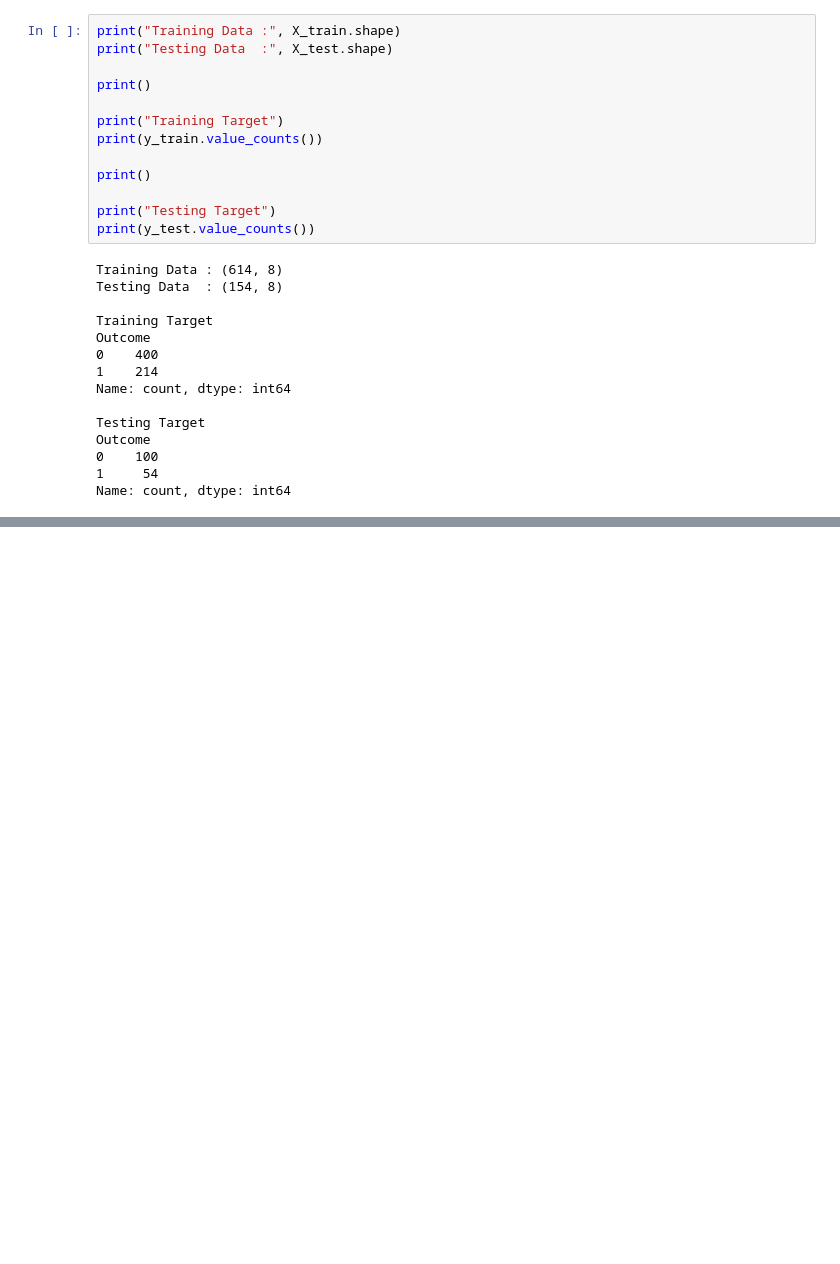
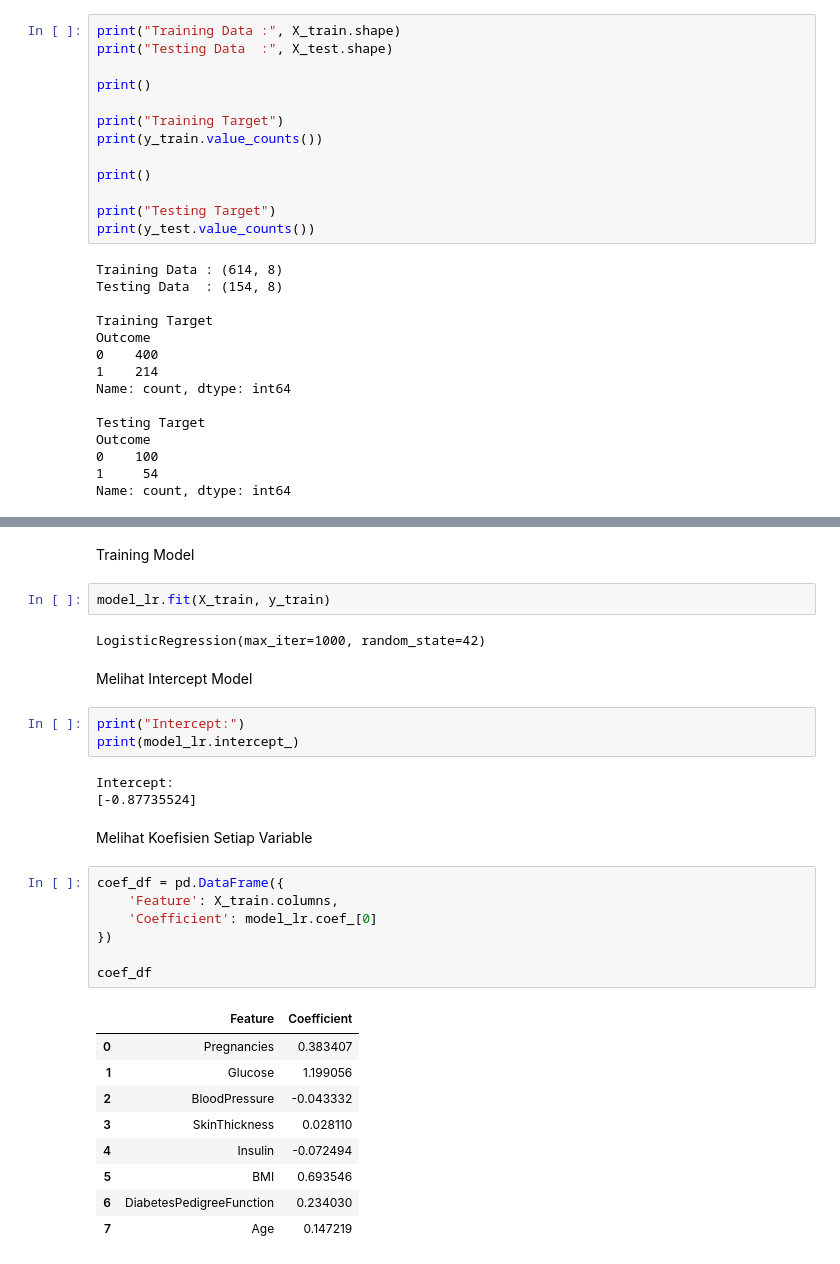
Before and after one commit to pinzii-maz/Prediksi-Risiko-Diabetes, a Jupyter notebook: Belajar Logistik Regresi.ipynb, the cells around one changed output, grey strips where cells are left out. Saved outputs shown, nothing was run; the diff lists cells and outputs as text; blank space fills up the shorter version.

```diff
--- a/Belajar Logistik Regresi.ipynb
+++ b/Belajar Logistik Regresi.ipynb
@@ -549,0 +565,33 @@ Name: count, dtype: int64
+# %% [markdown]
+Training Model
+# %%
+model_lr.fit(X_train, y_train)
+# %% [output]
+LogisticRegression(max_iter=1000, random_state=42)
+# %% [markdown]
+Melihat Intercept Model
+# %%
+print("Intercept:")
+print(model_lr.intercept_)
+# %% [output]
+Intercept:
+[-0.87735524]
+# %% [markdown]
+Melihat Koefisien Setiap Variable
+# %%
+coef_df = pd.DataFrame({
+    'Feature': X_train.columns,
+    'Coefficient': model_lr.coef_[0]
+})
+
+coef_df
+# %% [output]
+|  | Feature | Coefficient |
+| 0 | Pregnancies | 0.383407 |
+| 1 | Glucose | 1.199056 |
+| 2 | BloodPressure | -0.043332 |
+| 3 | SkinThickness | 0.028110 |
+| 4 | Insulin | -0.072494 |
+| 5 | BMI | 0.693546 |
+| 6 | DiabetesPedigreeFunction | 0.234030 |
+| 7 | Age | 0.147219 |
```
Also changed, not shown: parts of 11 cells of this notebook.
